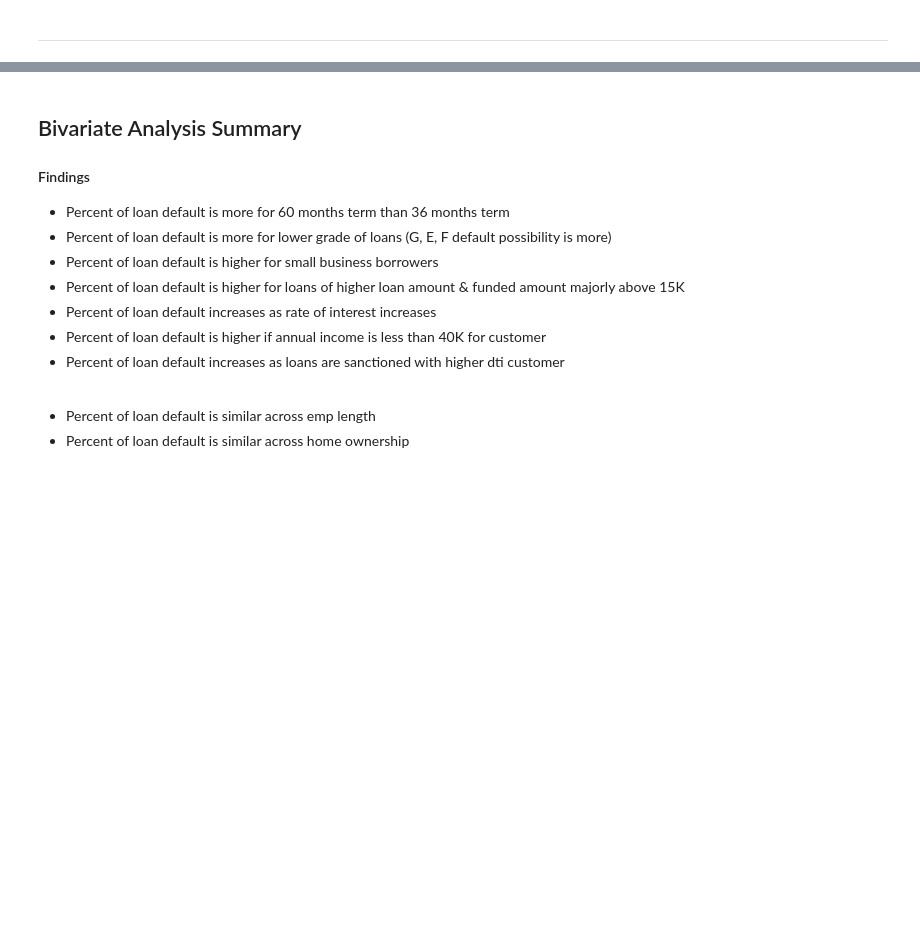
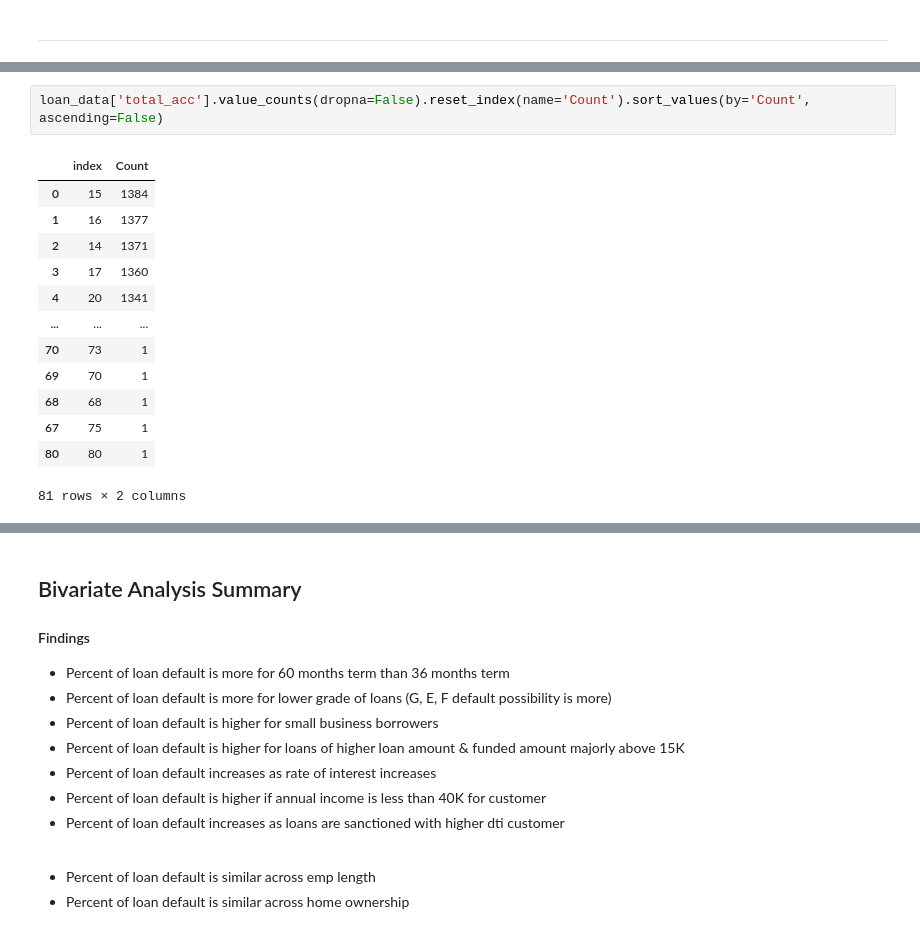
Before and after one commit to vikrampawar88/LendingClub-Case-Study, a Jupyter notebook: Vikram_Pawar.ipynb, the cells around one changed output, grey strips where cells are left out. Drawn from its saved outputs; the diff is of its cells as text; blank space fills up the shorter version.

```diff
--- a/Vikram_Pawar.ipynb
+++ b/Vikram_Pawar.ipynb
@@ -1922,0 +2040,16 @@ __Not Really__
+# %%
+loan_data['total_acc'].value_counts(dropna=False).reset_index(name='Count').sort_values(by='Count', ascending=False)
+# %% [output]
+|  | index | Count |
+| 0 | 15 | 1384 |
+| 1 | 16 | 1377 |
+| 2 | 14 | 1371 |
+| 3 | 17 | 1360 |
+| 4 | 20 | 1341 |
+| ... | ... | ... |
+| 70 | 73 | 1 |
+| 69 | 70 | 1 |
+| 68 | 68 | 1 |
+| 67 | 75 | 1 |
+| 80 | 80 | 1 |
+81 rows × 2 columns
```
Also changed, not shown: parts of 27 cells of this notebook, 2 other files.
